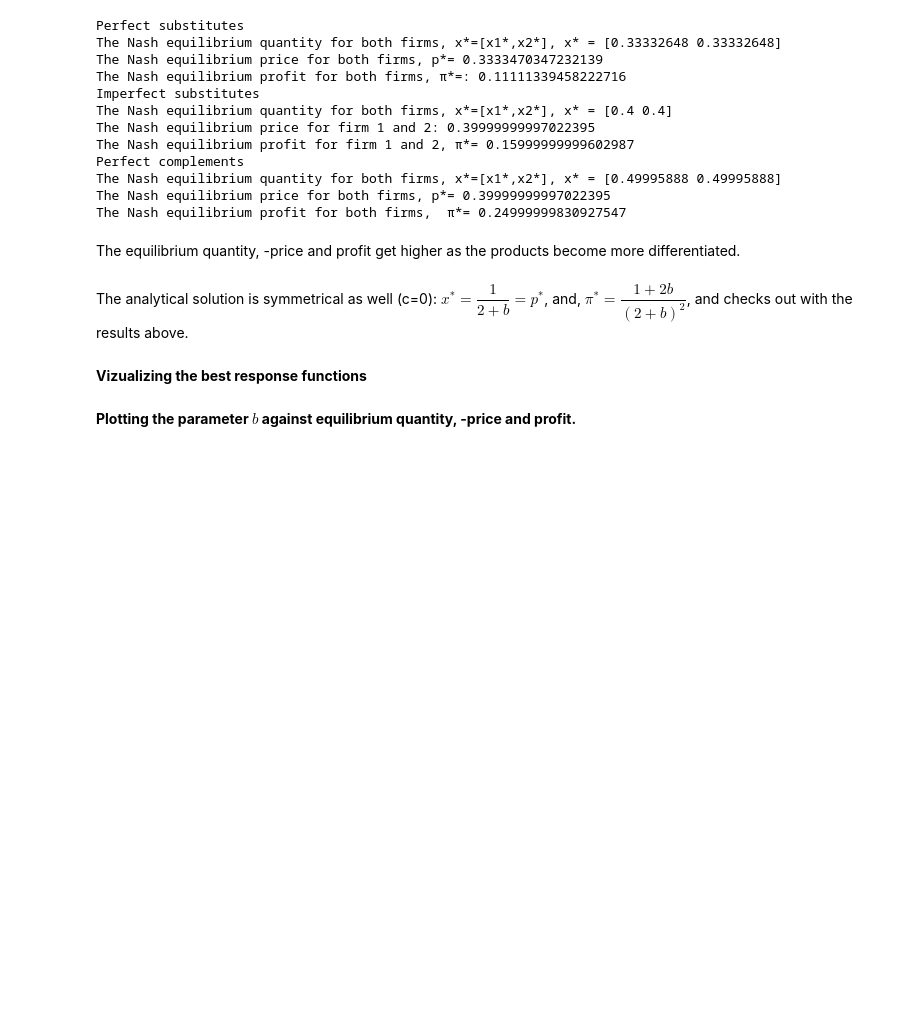
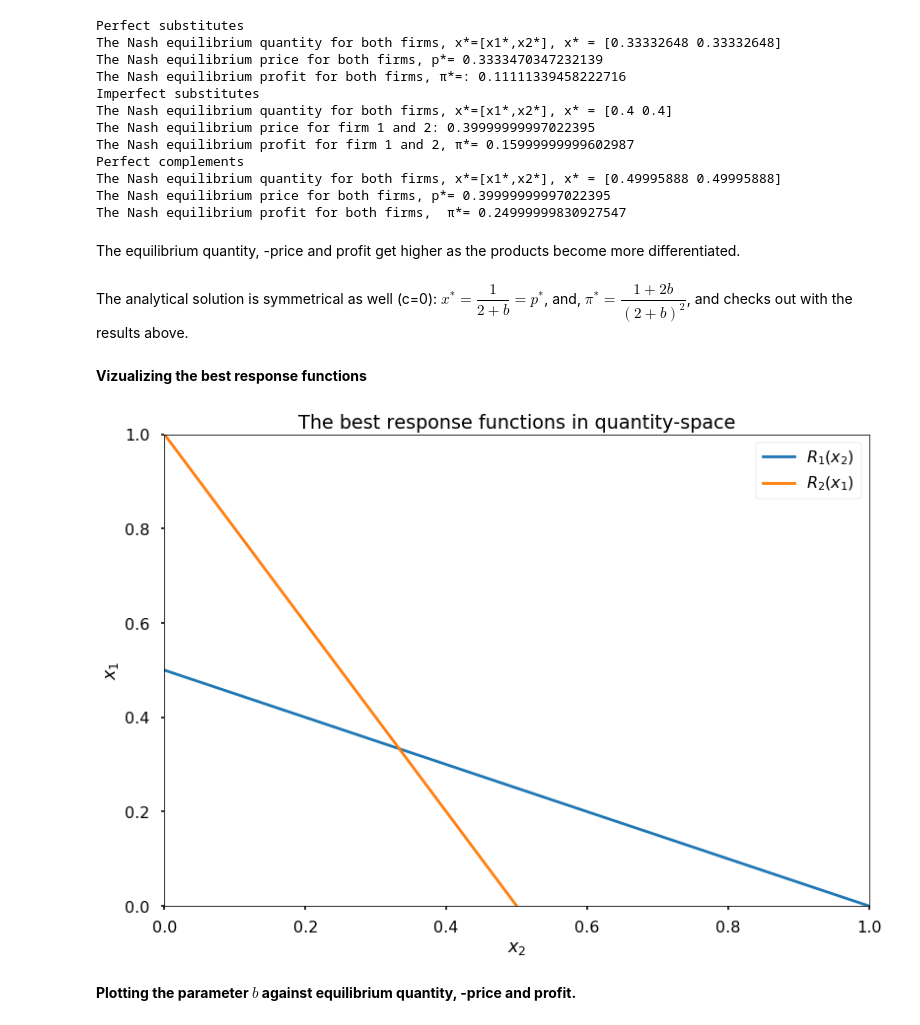
Before and after one commit to NumEconCopenhagen/projects-2020-anders-frederik, a Jupyter notebook: modelproject/model_project_v2.ipynb, the cells around one changed output. Drawn from its saved outputs; the diff is of its cells as text; code cells hidden in the pictures; blank space fills up the shorter version.

```diff
--- a/modelproject/model_project_v2.ipynb
+++ b/modelproject/model_project_v2.ipynb
@@ -115,6 +128,50 @@ The analytical solution is symmetrical as well (c=0):    $x^*=\dfrac{1}{2+b}=p^*
 and checks out with the results above.
 # %% [markdown]
 **Vizualizing the best response functions**
+# %%
+import sympy as sy
+
+b = 1
+c1 = 0
+c2 = 0
+
+x1, x2 = sy.symbols('x1 x2')
+
+foc1 = sy.diff(profit(x1,x2,c1,b),x1)
+foc2 = sy.diff(profit(x2,x1,c2,b),x2)
+
+best_response1 = sy.solve(foc1, x2)
+func1 = sy.lambdify(x1, best_response1,'numpy')
+
+best_response2 = sy.solve(foc2, x1)
+func2 = sy.lambdify(x2, best_response2,'numpy')
+
+q_vec = np.linspace(0, 1, N)
+q1_vec = np.empty(N) #Empty array of shape=N=100
+q2_vec = np.empty(N)
+
+
+for i,q in enumerate(q_vec):
+    cord1 = func1(q)
+    cord2 = func2(q)
+    q1_vec[i] = cord1[0] #x1* given each b in the equal spaced interval
+    q2_vec[i] = cord2[0] #x2* given each b in the equal spaced interval
+
+
+#x.3 Plotting equilibrium quantity given b
+
+plt.title('The best response functions in quantity-space')
+plt.xlabel('$x_2$')
+plt.ylabel('$x_1$')
+plt.plot(q1_vec, q_vec, '-', label='$R_1(x_2)$')
+plt.plot(q_vec, q2_vec, '-', label='$R_2(x_1)$')
+plt.legend(loc='best')
+plt.xlim(0,1)
+plt.ylim(0,1)
+
+plt.show()
+# %% [output]
+[figure, added]
 # %% [markdown]
 **Plotting the parameter $b$ against equilibrium quantity, -price and profit.**
 # %%
```
Also changed, not shown: parts of 5 cells of this notebook.
